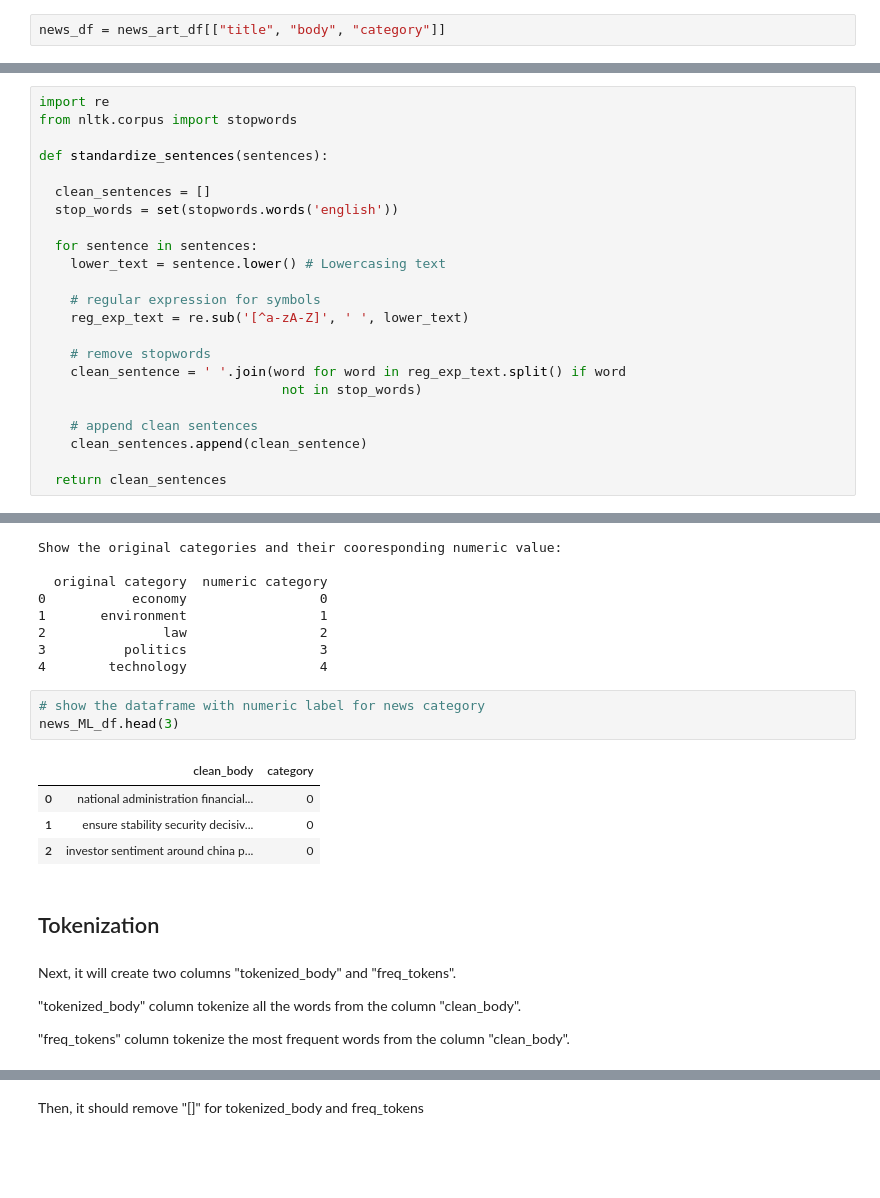
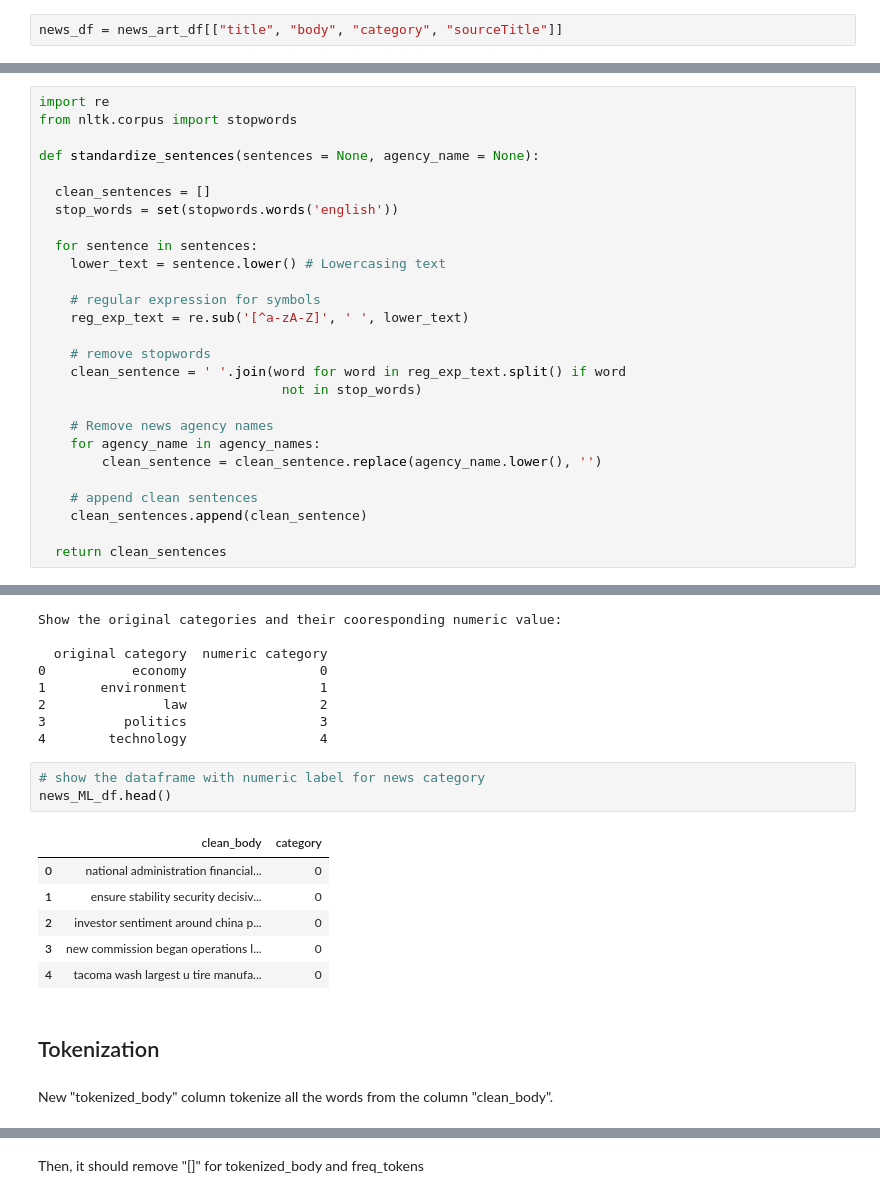
Before and after one commit to Amosw93/News_classifier, a Jupyter notebook: news_ML_classifier.ipynb, the cells around one changed output, grey strips where cells are left out. Cells and saved outputs as stored; diff of their text form; blank space fills up the shorter version.

```diff
--- a/news_ML_classifier.ipynb
+++ b/news_ML_classifier.ipynb
@@ -21,5 +23,5 @@ news_art_df = pd.read_csv(file_path)
 # %%
-news_df = news_art_df[["title", "body", "category"]]
+news_df = news_art_df[["title", "body", "category", "sourceTitle"]]
 # %%
 news_df.head(5)
 # %% [output]
@@ -35,7 +90,7 @@ news_df.head(5)
 import re
 from nltk.corpus import stopwords
 
-def standardize_sentences(sentences):
+def standardize_sentences(sentences = None, agency_name = None):
 
   clean_sentences = []
   stop_words = set(stopwords.words('english'))
@@ -50,6 +105,10 @@ def standardize_sentences(sentences):
     clean_sentence = ' '.join(word for word in reg_exp_text.split() if word
                                not in stop_words)
 
+    # Remove news agency names
+    for agency_name in agency_names:
+        clean_sentence = clean_sentence.replace(agency_name.lower(), '')
+
     # append clean sentences
     clean_sentences.append(clean_sentence)
 
@@ -124,20 +193,18 @@ Show the original categories and their cooresponding numeric value:
 4        technology                 4
 # %%
 # show the dataframe with numeric label for news category
-news_ML_df.head(3)
+news_ML_df.head()
 # %% [output]
 |  | clean_body | category |
 | 0 | national administration financial... | 0 |
 | 1 | ensure stability security decisiv... | 0 |
 | 2 | investor sentiment around china p... | 0 |
+| 3 | new commission began operations l... | 0 |
+| 4 | tacoma wash largest u tire manufa... | 0 |
 # %% [markdown]
 ## Tokenization
 # %% [markdown]
-Next, it will create two columns "tokenized_body" and "freq_tokens".
-
-"tokenized_body" column tokenize all the words from the column "clean_body".
-
-"freq_tokens" column tokenize the most frequent words from the column "clean_body".
+New "tokenized_body" column tokenize all the words from the column "clean_body".
 # %%
 # Tokenize the body
 import nltk
```
Also changed, not shown: parts of 18 cells of this notebook, 2 other files.
